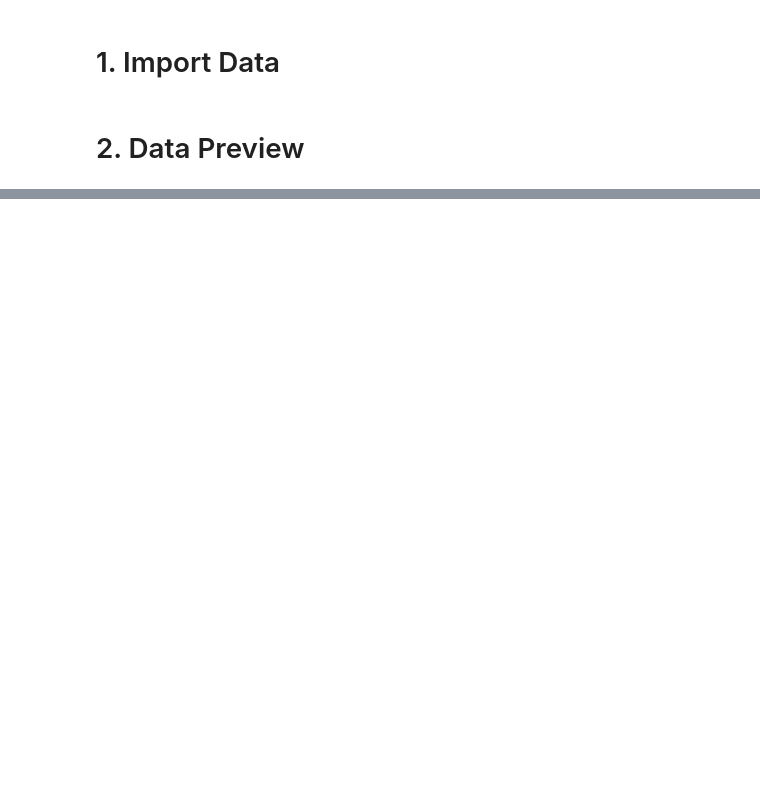
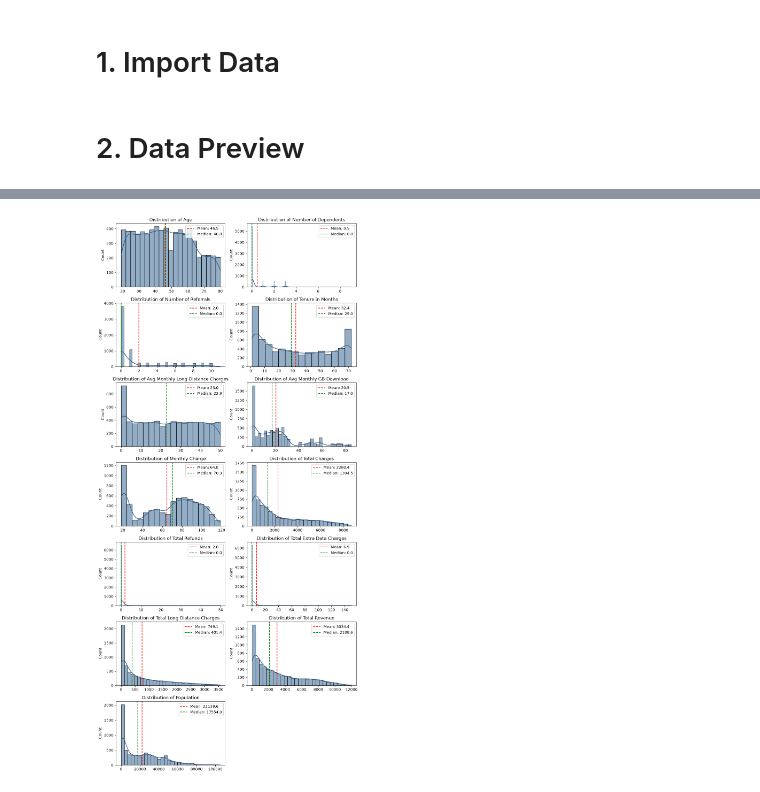
Before and after one commit to n44th44nn/Telco-Customer-Churn-Analysis, a Jupyter notebook: Notebooks/early_preprocessing.ipynb, the cells around one changed output, grey strips where cells are left out. Cells and saved outputs as stored; diff of their text form; code cells hidden in the pictures; blank space fills up the shorter version.

```diff
--- a/Notebooks/early_preprocessing.ipynb
+++ b/Notebooks/early_preprocessing.ipynb
@@ -54,0 +116,38 @@ df.describe()
+# %%
+num_cols = ['Age',
+            'Number of Dependents',
+            'Number of Referrals',
+            'Tenure in Months',
+            'Avg Monthly Long Distance Charges',
+            'Avg Monthly GB Download',
+            'Monthly Charge',
+            'Total Charges',
+            'Total Refunds',
+            'Total Extra Data Charges',
+            'Total Long Distance Charges',
+            'Total Revenue',
+            'Population']
+
+fig, axes = plt.subplots(7, 2, figsize=(10, 21))
+axes = axes.flatten()
+
+for i, col in enumerate(num_cols):
+    sns.histplot(df, x=col, kde=True, color="#2b5c8f", ax=axes[i])
+
+    mean = df[col].mean()
+    median = df[col].median()
+    axes[i].axvline(mean, color='red', linestyle='--', linewidth=1.5, label=f'Mean: {mean:.1f}')
+    axes[i].axvline(median, color='green', linestyle='--', linewidth=1.5, label=f'Median: {median:.1f}')
+
+    axes[i].set_title(f'Distribution of {col}')
+    axes[i].set_xlabel('')
+    axes[i].set_ylabel('Count')
+    axes[i].legend(loc='upper right')
+
+for j in range(len(num_cols), len(axes)):
+    fig.delaxes(axes[j])
+
+plt.tight_layout()
+plt.show()
+# %% [output]
+[figure, added]
```
Also changed, not shown: parts of 7 cells of this notebook.
